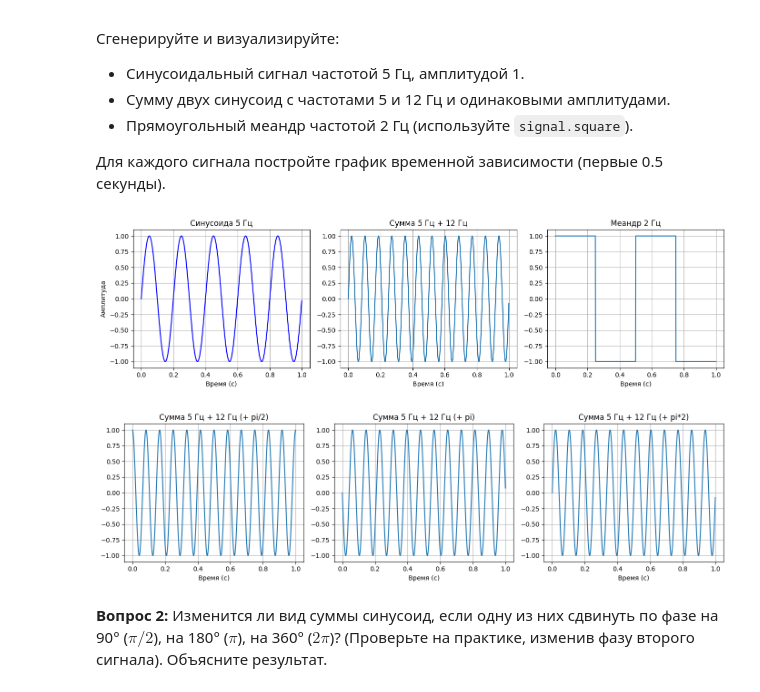
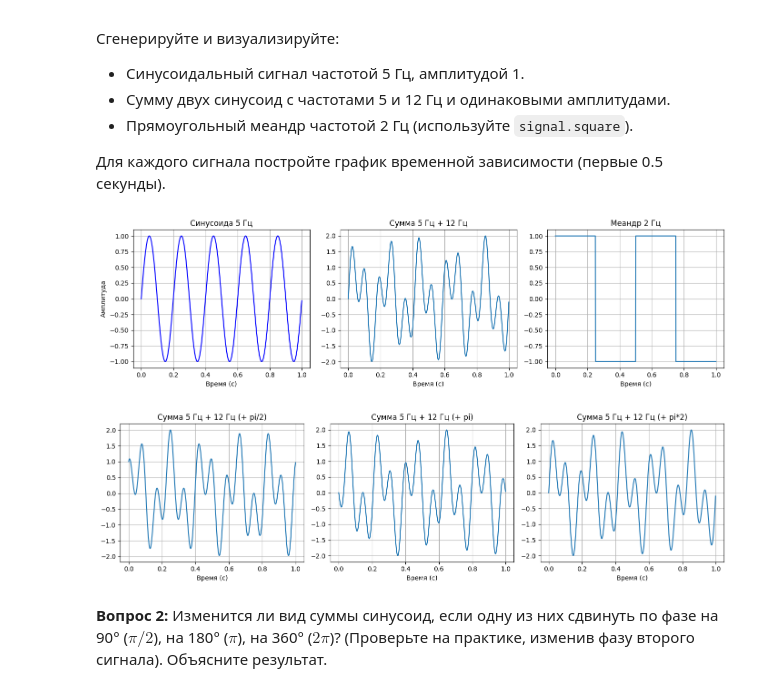
Before and after one commit to korzhimanov/dsp-seminars, a Jupyter notebook: seminars/1_Никитин.ipynb, the cells around one changed output. Saved outputs shown, nothing was run; the diff lists cells and outputs as text; code cells hidden in the pictures.

```diff
--- a/seminars/1_Никитин.ipynb
+++ b/seminars/1_Никитин.ipynb
@@ -82,7 +82,7 @@ plt.ylabel('Амплитуда')
 plt.grid(True)
 
 plt.subplot(1, 3, 2)
-plt.plot(t, sin12)
+plt.plot(t, sum_sin)
 plt.title('Сумма 5 Гц + 12 Гц')
 plt.xlabel('Время (с)')
 plt.grid(True)
@@ -105,40 +105,40 @@ sin12 = A2 * np.sin(2 * np.pi * f2 * t + np.pi/2)
 sum_sin = sin5 + sin12
 
 plt.subplot(1, 3, 1)
-plt.plot(t, sin12)
+plt.plot(t, sum_sin)
 plt.title('Сумма 5 Гц + 12 Гц (+ pi/2)')
 plt.xlabel('Время (с)')
 plt.grid(True)
 
 # Сумма синусоид 5 и 12 Гц (+ pi)
 f2 = 12
 A2 = 1
 sin12 = A2 * np.sin(2 * np.pi * f2 * t + np.pi)
 sum_sin = sin5 + sin12
 
 plt.subplot(1, 3, 2)
-plt.plot(t, sin12)
+plt.plot(t, sum_sin)
 plt.title('Сумма 5 Гц + 12 Гц (+ pi)')
 plt.xlabel('Время (с)')
 plt.grid(True)
 
 # Сумма синусоид 5 и 12 Гц (+ pi*2)
 f2 = 12
 A2 = 1
 sin12 = A2 * np.sin(2 * np.pi * f2 * t + np.pi * 2)
 sum_sin = sin5 + sin12
 
 plt.subplot(1, 3, 3)
-plt.plot(t, sin12)
+plt.plot(t, sum_sin)
 plt.title('Сумма 5 Гц + 12 Гц (+ pi*2)')
 plt.xlabel('Время (с)')
 plt.grid(True)
 
 plt.tight_layout()
 plt.show()
 # %% [output]
-[figure, old version]
+[figure, new version]
-[figure, old version]
+[figure, new version]
 # %% [markdown]
 **Вопрос 2:** Изменится ли вид суммы синусоид, если одну из них сдвинуть по фазе на 90° ($\pi/2$), на 180° ($\pi$), на 360° ($2\pi$)? (Проверьте на практике, изменив фазу второго сигнала). Объясните результат.
 # %% [markdown]
```
Also changed, not shown: parts of 2 cells of this notebook.
